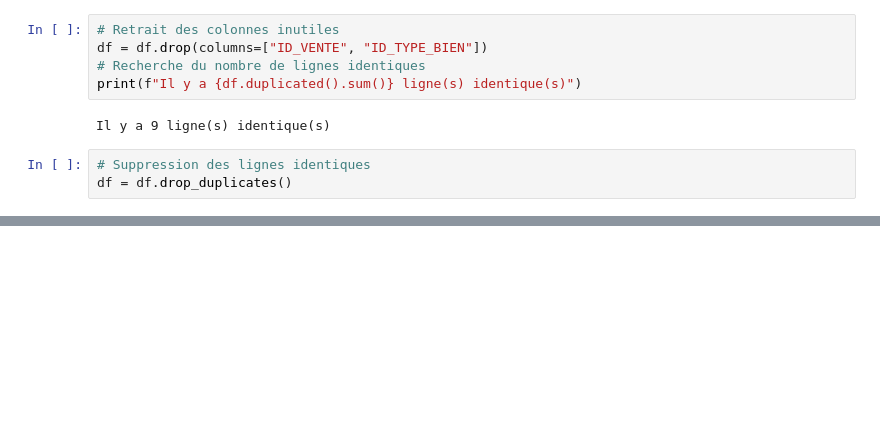
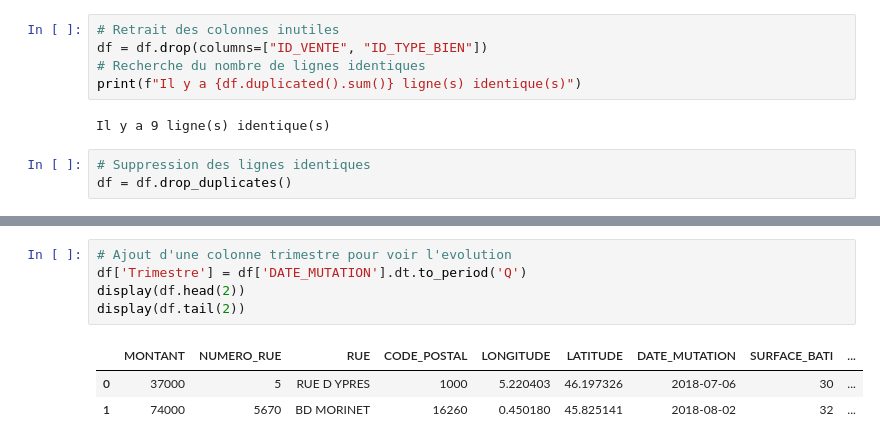
Before and after one commit to Kevin-Le-Grand/certif_app_immo, a Jupyter notebook: model/EDA.ipynb, the cells around one changed output, grey strips where cells are left out. Cells and saved outputs as stored; diff of their text form; blank space fills up the shorter version.

```diff
--- a/model/EDA.ipynb
+++ b/model/EDA.ipynb
@@ -95,0 +119,9 @@ df = df.drop_duplicates()
+# %%
+# Ajout d'une colonne trimestre pour voir l'evolution
+df['Trimestre'] = df['DATE_MUTATION'].dt.to_period('Q')
+display(df.head(2))
+display(df.tail(2))
+# %% [output]
+|  | MONTANT | NUMERO_RUE | RUE | CODE_POSTAL | LONGITUDE | LATITUDE | DATE_MUTATION | SURFACE_BATI | ... |
+| 0 | 37000 | 5 | RUE D YPRES | 1000 | 5.220403 | 46.197326 | 2018-07-06 | 30 | ... |
+| 1 | 74000 | 5670 | BD MORINET | 16260 | 0.450180 | 45.825141 | 2018-08-02 | 32 | ... |
```
Also changed, not shown: parts of 15 cells of this notebook, 1 other file.
